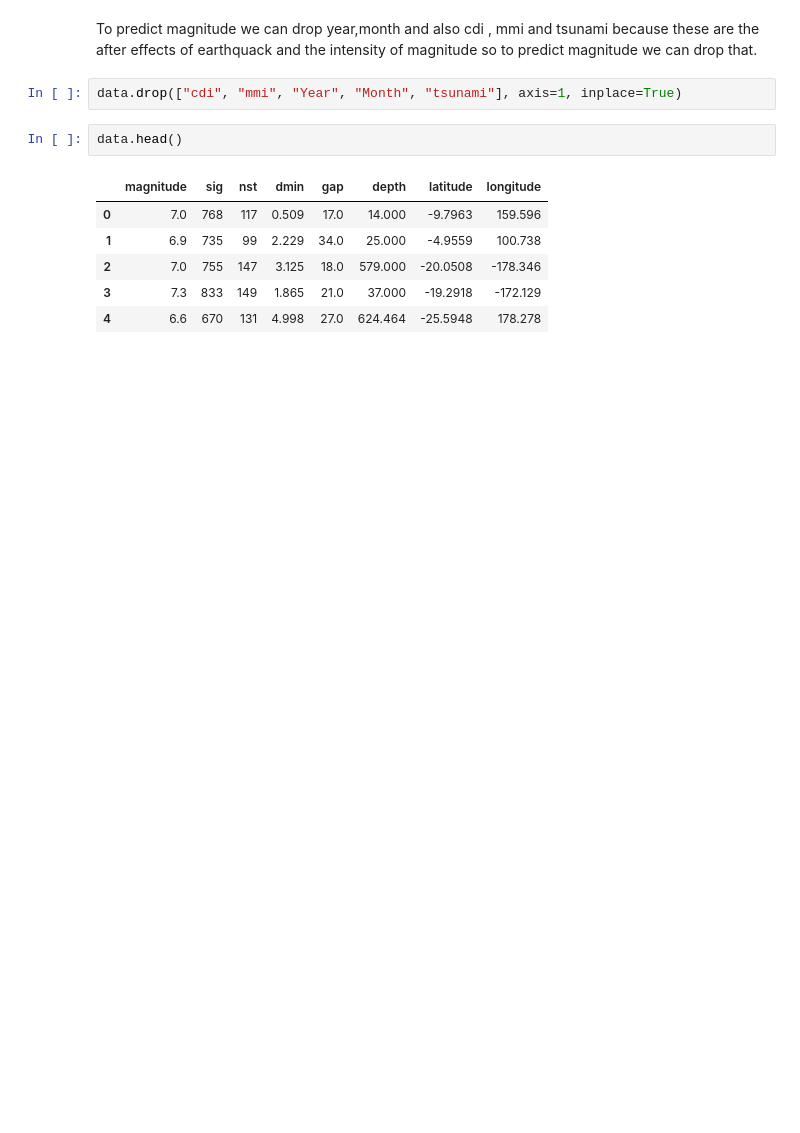
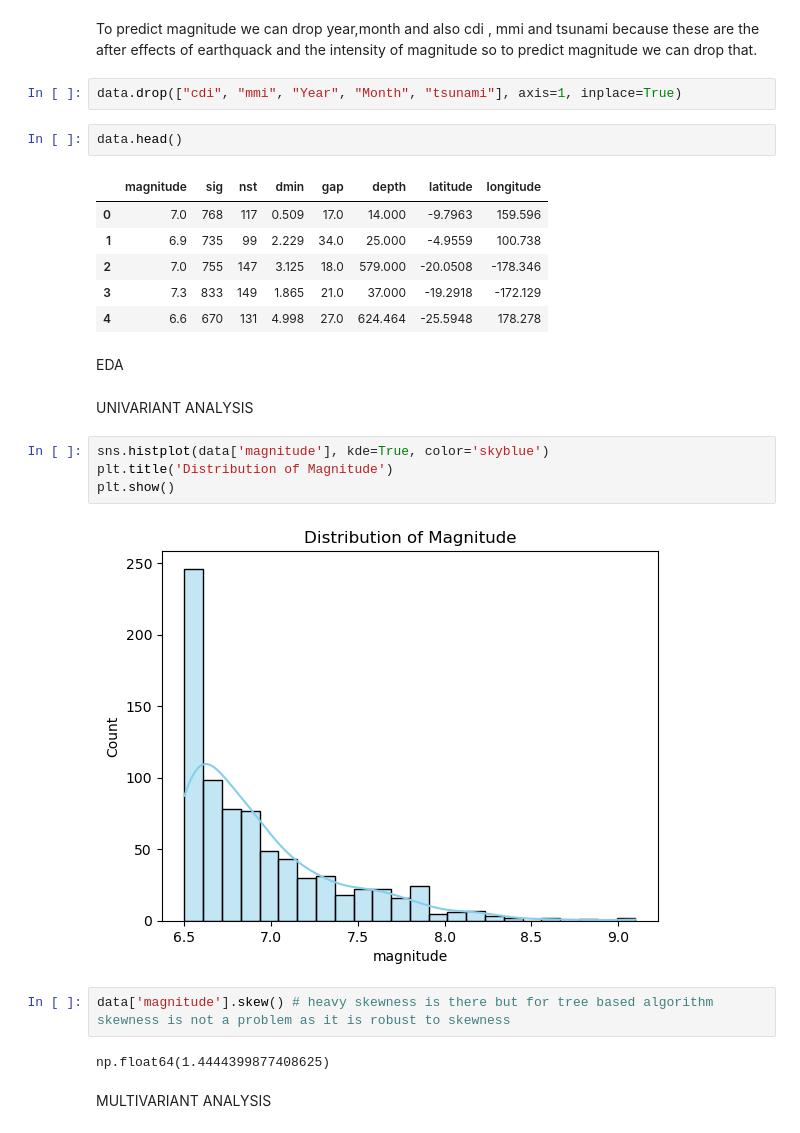
Before and after one commit to Aparna-31/Earthquake-Tsunami-Predictor, a Jupyter notebook: Magnitude Preditor.ipynb, the cells around one changed output. Saved outputs shown, nothing was run; the diff lists cells and outputs as text; blank space fills up the shorter version.

```diff
--- a/Magnitude Preditor.ipynb
+++ b/Magnitude Preditor.ipynb
@@ -67,3 +67,19 @@ data.head()
 | 2 | 7.0 | 755 | 147 | 3.125 | 18.0 | 579.000 | -20.0508 | -178.346 |
 | 3 | 7.3 | 833 | 149 | 1.865 | 21.0 | 37.000 | -19.2918 | -172.129 |
 | 4 | 6.6 | 670 | 131 | 4.998 | 27.0 | 624.464 | -25.5948 | 178.278 |
+# %% [markdown]
+EDA
+# %% [markdown]
+UNIVARIANT ANALYSIS
+# %%
+sns.histplot(data['magnitude'], kde=True, color='skyblue')
+plt.title('Distribution of Magnitude')
+plt.show()
+# %% [output]
+[figure, added]
+# %%
+data['magnitude'].skew() # heavy skewness is there but for tree based algorithm skewness is not a problem as it is robust to skewness
+# %% [output]
+np.float64(1.4444399877408625)
+# %% [markdown]
+MULTIVARIANT ANALYSIS
```
Also changed, not shown: parts of 11 cells of this notebook.
